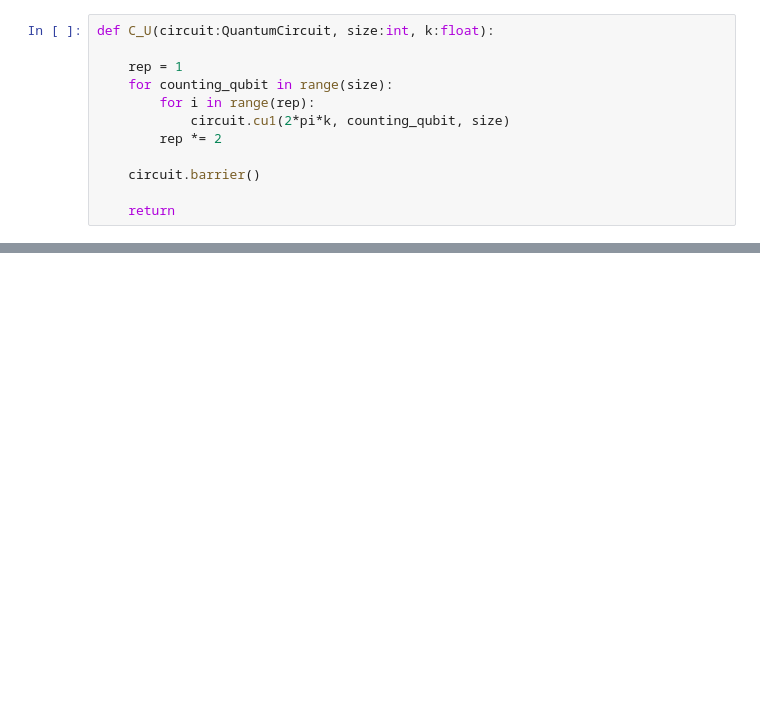
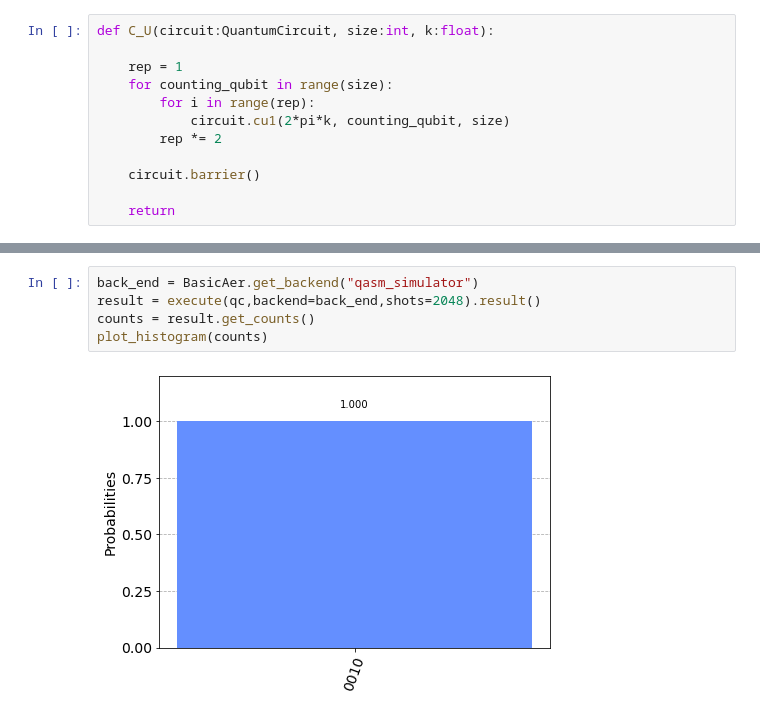
Before and after one commit to xin-0/QC-jupyter, a Jupyter notebook: Phase-Estimation.ipynb, the cells around one changed output, grey strips where cells are left out. Drawn from its saved outputs; the diff is of its cells as text; blank space fills up the shorter version.

```diff
--- a/Phase-Estimation.ipynb
+++ b/Phase-Estimation.ipynb
@@ -85,0 +102,7 @@ def qft_dagger(qc:QuantumCircuit,size:int):
+# %%
+back_end = BasicAer.get_backend("qasm_simulator")
+result = execute(qc,backend=back_end,shots=2048).result()
+counts = result.get_counts()
+plot_histogram(counts)
+# %% [output]
+[figure, added]
```
Also changed, not shown: parts of 13 cells of this notebook.
